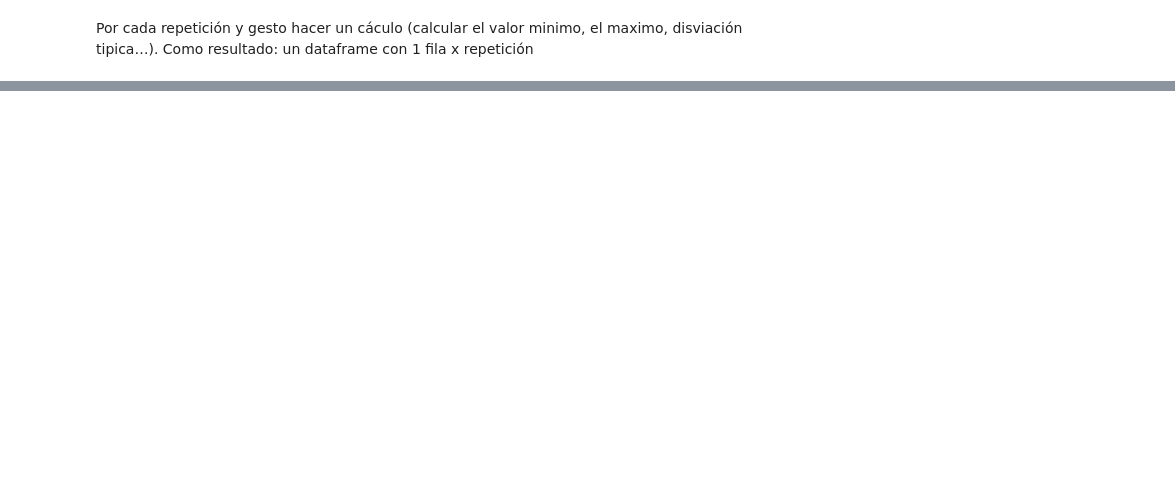
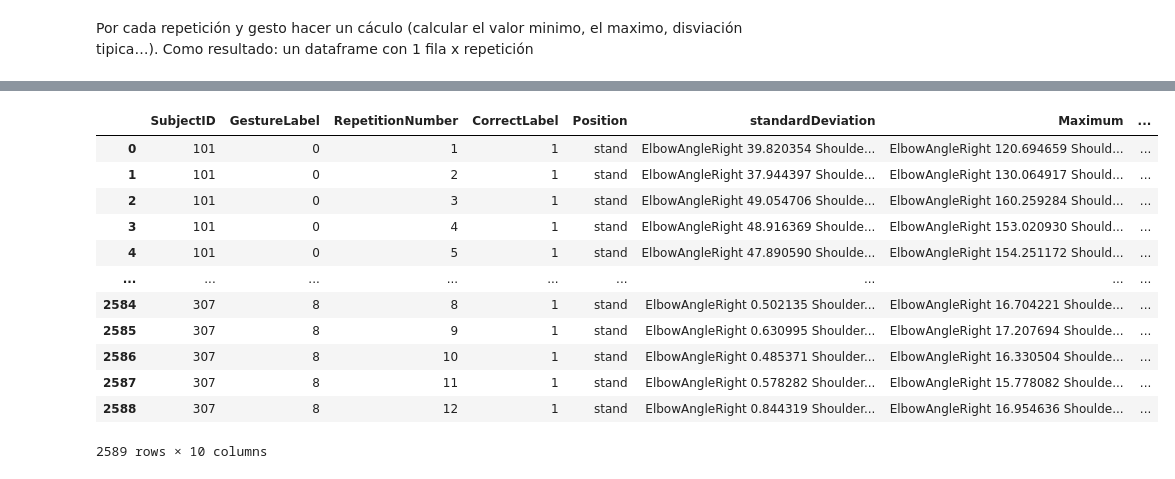
Before and after one commit to nmartinser/Telerehabilitation, a Jupyter notebook: notebooks/medidas_angulos.ipynb, the cells around one changed output, grey strips where cells are left out. Drawn from its saved outputs; the diff is of its cells as text; code cells hidden in the pictures; blank space fills up the shorter version.

```diff
--- a/notebooks/medidas_angulos.ipynb
+++ b/notebooks/medidas_angulos.ipynb
@@ -35,6 +43,22 @@ for keys, group in groups:
     })
 # %%
 df = pd.DataFrame(data)
+df = df.sort_values(['SubjectID', 'GestureLabel', 'RepetitionNumber'])
+df
+# %% [output]
+|  | SubjectID | GestureLabel | RepetitionNumber | CorrectLabel | Position | standardDeviation | Maximum | ... |
+| 0 | 101 | 0 | 1 | 1 | stand | ElbowAngleRight 39.820354 Shoulde... | ElbowAngleRight 120.694659 Should... | ... |
+| 1 | 101 | 0 | 2 | 1 | stand | ElbowAngleRight 37.944397 Shoulde... | ElbowAngleRight 130.064917 Should... | ... |
+| 2 | 101 | 0 | 3 | 1 | stand | ElbowAngleRight 49.054706 Shoulde... | ElbowAngleRight 160.259284 Should... | ... |
+| 3 | 101 | 0 | 4 | 1 | stand | ElbowAngleRight 48.916369 Shoulde... | ElbowAngleRight 153.020930 Should... | ... |
+| 4 | 101 | 0 | 5 | 1 | stand | ElbowAngleRight 47.890590 Shoulde... | ElbowAngleRight 154.251172 Should... | ... |
+| ... | ... | ... | ... | ... | ... | ... | ... | ... |
+| 2584 | 307 | 8 | 8 | 1 | stand | ElbowAngleRight 0.502135 Shoulder... | ElbowAngleRight 16.704221 Shoulde... | ... |
+| 2585 | 307 | 8 | 9 | 1 | stand | ElbowAngleRight 0.630995 Shoulder... | ElbowAngleRight 17.207694 Shoulde... | ... |
+| 2586 | 307 | 8 | 10 | 1 | stand | ElbowAngleRight 0.485371 Shoulder... | ElbowAngleRight 16.330504 Shoulde... | ... |
+| 2587 | 307 | 8 | 11 | 1 | stand | ElbowAngleRight 0.578282 Shoulder... | ElbowAngleRight 15.778082 Shoulde... | ... |
+| 2588 | 307 | 8 | 12 | 1 | stand | ElbowAngleRight 0.844319 Shoulder... | ElbowAngleRight 16.954636 Shoulde... | ... |
+2589 rows × 10 columns
 # %%
 # Extract keys from the dictionaries in each column
 keys = set().union(*(d.keys() for d in df['standardDeviation']))
```
Also changed, not shown: parts of 4 cells of this notebook, 7 other files.
